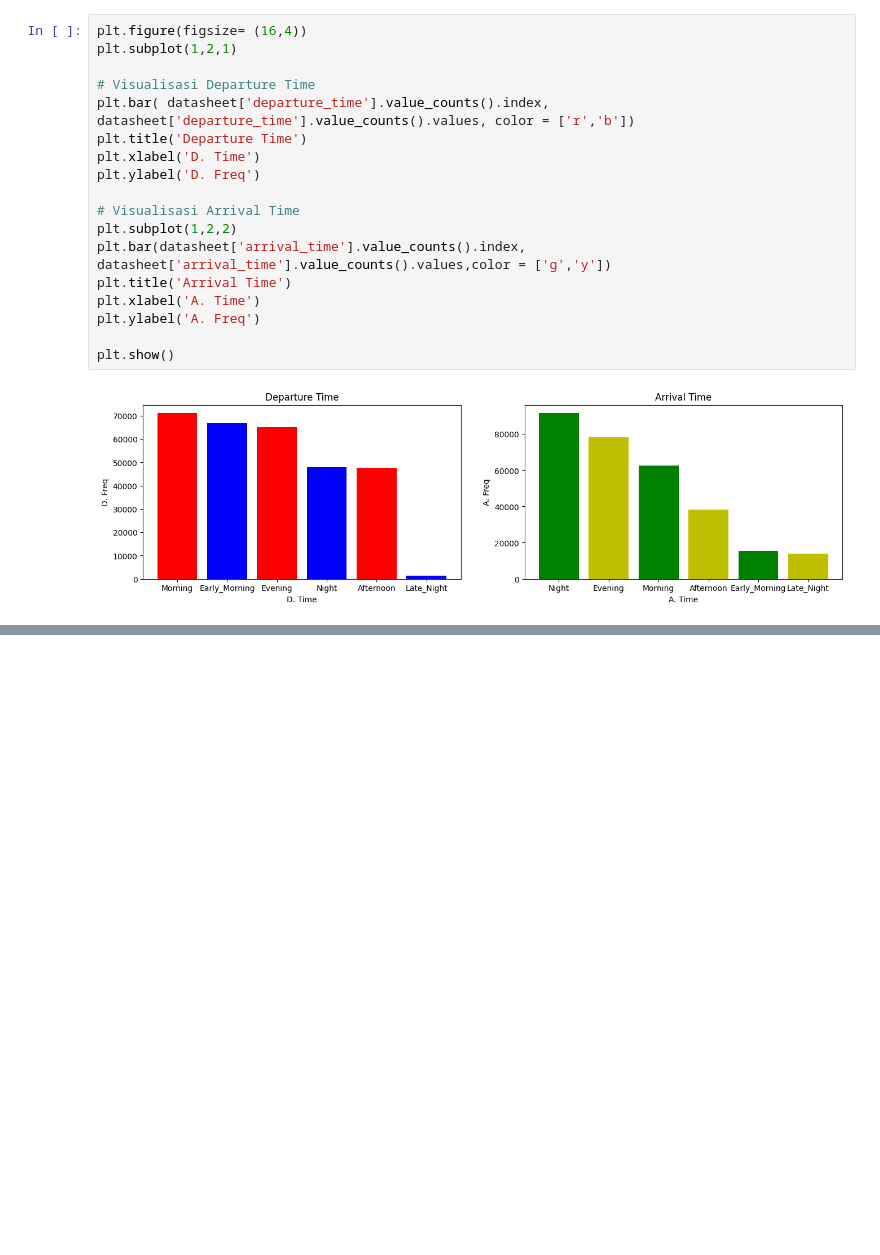
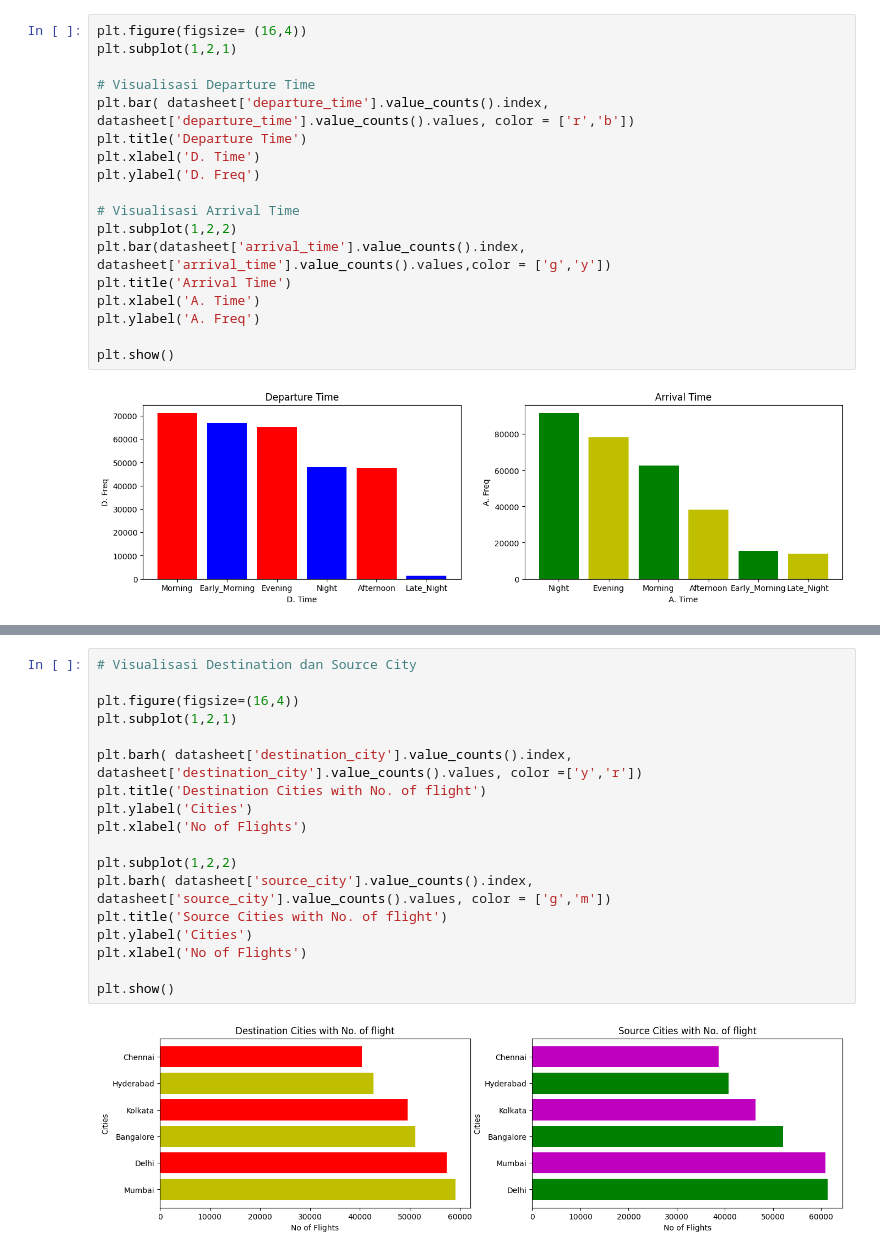
Before and after one commit to andiubaid09/Exploratory-Data-Analysis, a Jupyter notebook: Airlines Flight Data/eda_airlines.ipynb, the cells around one changed output, grey strips where cells are left out. Saved outputs shown, nothing was run; the diff lists cells and outputs as text; blank space fills up the shorter version.

```diff
--- a/Airlines Flight Data/eda_airlines.ipynb
+++ b/Airlines Flight Data/eda_airlines.ipynb
@@ -332,0 +357,20 @@ plt.show()
+# %%
+# Visualisasi Destination dan Source City
+
+plt.figure(figsize=(16,4))
+plt.subplot(1,2,1)
+
+plt.barh( datasheet['destination_city'].value_counts().index, datasheet['destination_city'].value_counts().values, color =['y','r'])
+plt.title('Destination Cities with No. of flight')
+plt.ylabel('Cities')
+plt.xlabel('No of Flights')
+
+plt.subplot(1,2,2)
+plt.barh( datasheet['source_city'].value_counts().index, datasheet['source_city'].value_counts().values, color = ['g','m'])
+plt.title('Source Cities with No. of flight')
+plt.ylabel('Cities')
+plt.xlabel('No of Flights')
+
+plt.show()
+# %% [output]
+[figure, added]
```
Also changed, not shown: parts of 10 cells of this notebook.
